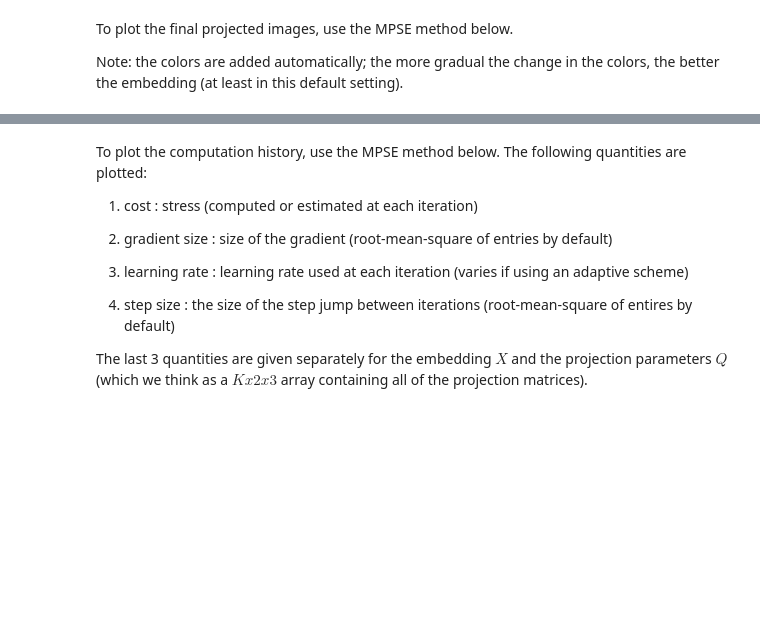
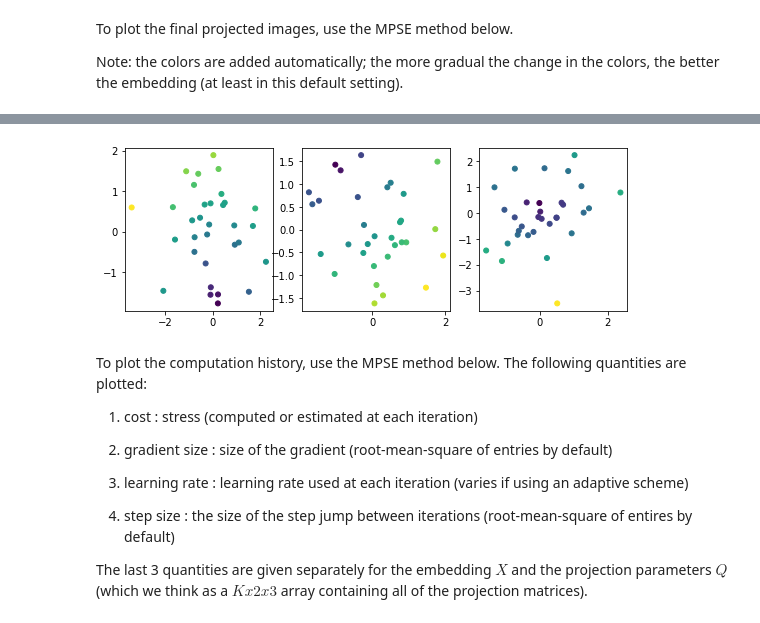
Before and after one commit to enggiqbal/MPSE, a Jupyter notebook: MPSE/mview_examples/basics.ipynb, the cells around one changed output, grey strips where cells are left out. Cells and saved outputs as stored; diff of their text form; code cells hidden in the pictures; blank space fills up the shorter version.

```diff
--- a/MPSE/mview_examples/basics.ipynb
+++ b/MPSE/mview_examples/basics.ipynb
@@ -187,5 +202,5 @@ To plot the final projected images, use the MPSE method below.
 
 Note: the colors are added automatically; the more gradual the change in the colors, the better the embedding (at least in this default setting).
 # %%
-mv.figureY()
+mv.plot_projections()
 # %% [output]
@@ -194,3 +207,4 @@ mv.figureY()
+[figure, added]
 # %% [markdown]
 To plot the computation history, use the MPSE method below. The following quantities are plotted:
 
```
Also changed, not shown: parts of 17 cells of this notebook, 9 other files.
